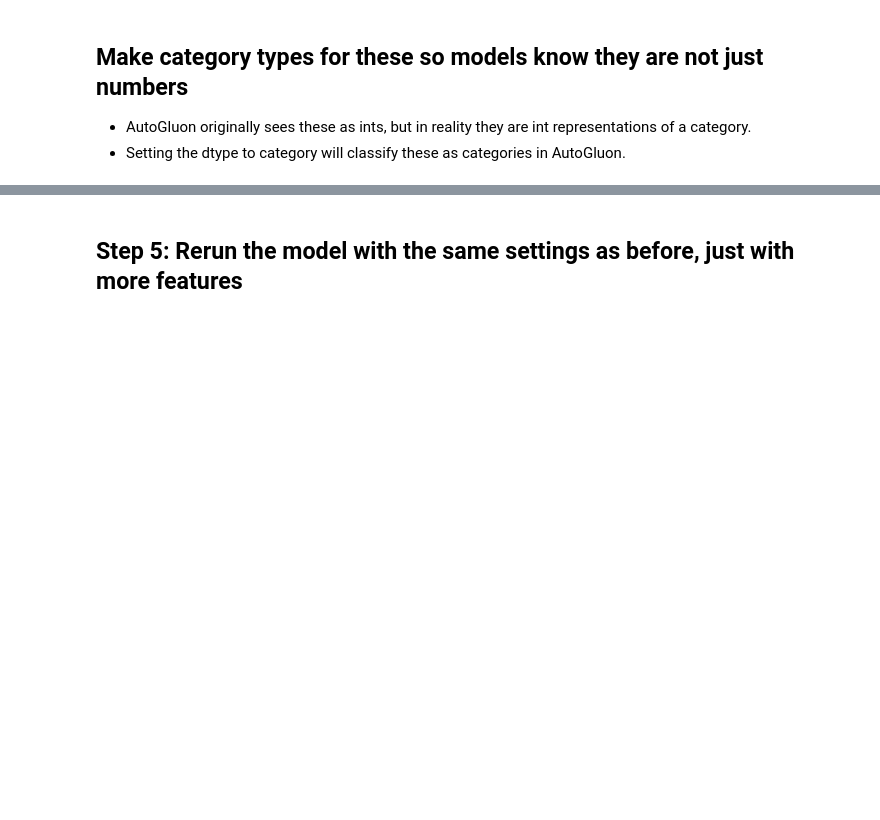
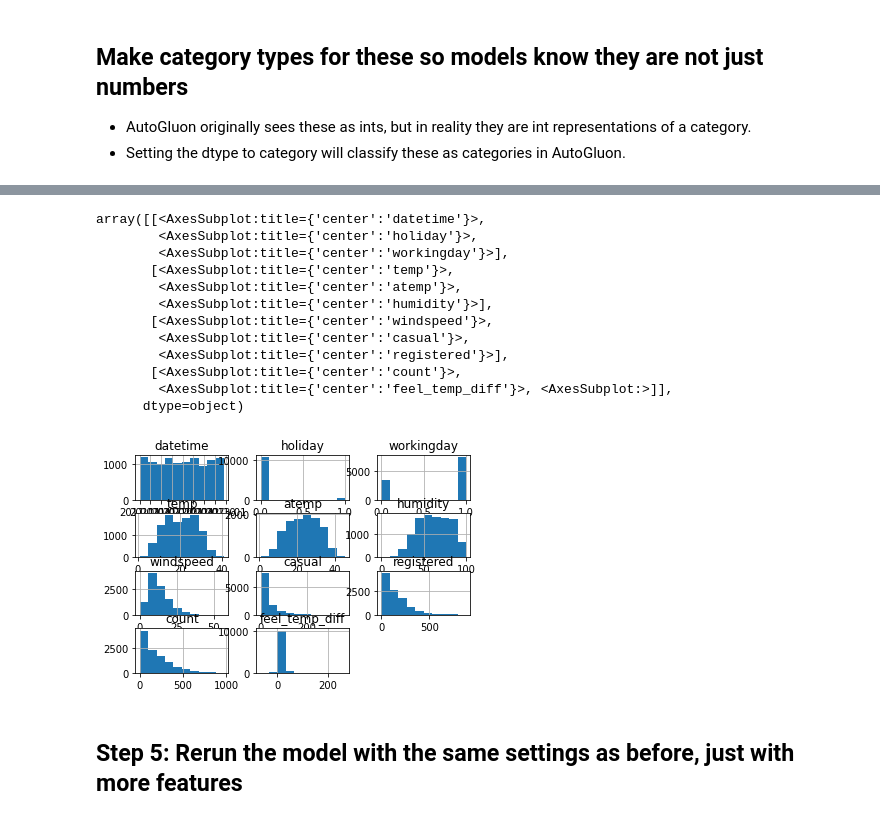
Before and after one commit to avikejriwal/cd0385-project-starter, a Jupyter notebook: project/project-template.ipynb, the cells around one changed output, grey strips where cells are left out. Drawn from its saved outputs; the diff is of its cells as text; code cells hidden in the pictures; blank space fills up the shorter version.

```diff
--- a/project/project-template.ipynb
+++ b/project/project-template.ipynb
@@ -238,16 +301,18 @@ train.?
 # %%
 # create a new feature
-train[?] = ?
-test[?] = ?
+train['feel_temp_diff'] = (train['atemp'] - train['temp']) / train['temp'] * 100
+test['feel_temp_diff'] = (test['atemp'] - test['temp']) / test['temp'] * 100
 # %% [markdown]
 ## Make category types for these so models know they are not just numbers
 * AutoGluon originally sees these as ints, but in reality they are int representations of a category.
 * Setting the dtype to category will classify these as categories in AutoGluon.
-# %%
-train["season"] = ?
-train["weather"] = ?
-test["season"] = ?
-test["weather"] = ?
+# %%
+from datetime import datetime
+
+train["season"] = train['season'].astype('category')
+train["weather"] = train['weather'].astype('category')
+test["season"] = test['season'].astype('category')
+test["weather"] = test['weather'].astype('category')
 # %%
 # View are new feature
 train.head()
@@ -254,5 +326,19 @@ train.head()
 # %%
 # View histogram of all features again now with the hour feature
-train.?
+train.hist()
+# %% [output]
+array([[<AxesSubplot:title={'center':'datetime'}>,
+        <AxesSubplot:title={'center':'holiday'}>,
+        <AxesSubplot:title={'center':'workingday'}>],
+       [<AxesSubplot:title={'center':'temp'}>,
+        <AxesSubplot:title={'center':'atemp'}>,
+        <AxesSubplot:title={'center':'humidity'}>],
+       [<AxesSubplot:title={'center':'windspeed'}>,
+        <AxesSubplot:title={'center':'casual'}>,
+        <AxesSubplot:title={'center':'registered'}>],
+       [<AxesSubplot:title={'center':'count'}>,
+        <AxesSubplot:title={'center':'feel_temp_diff'}>, <AxesSubplot:>]],
+      dtype=object)
+[figure, added]
 # %% [markdown]
 ## Step 5: Rerun the model with the same settings as before, just with more features
```
Also changed, not shown: parts of 37 cells of this notebook, 4 other files.
